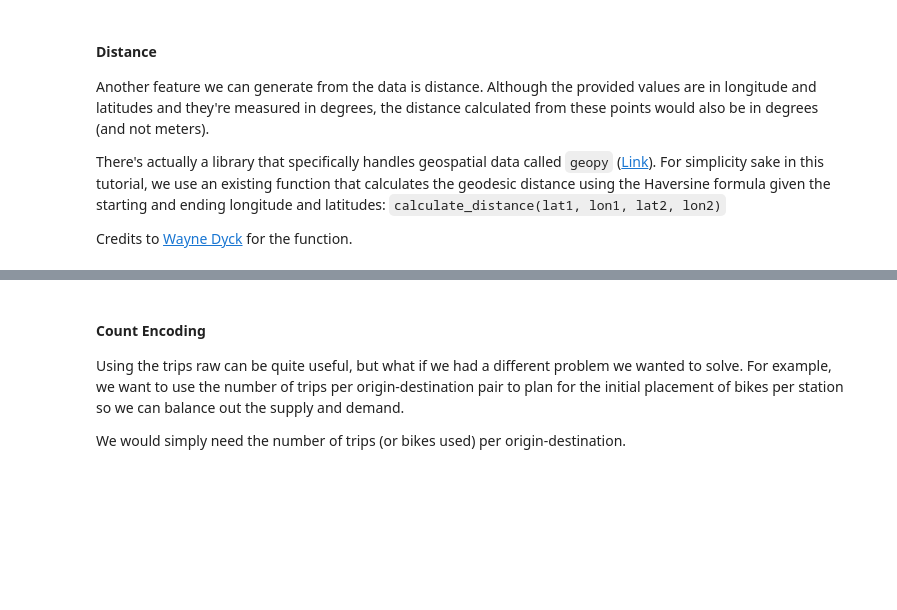
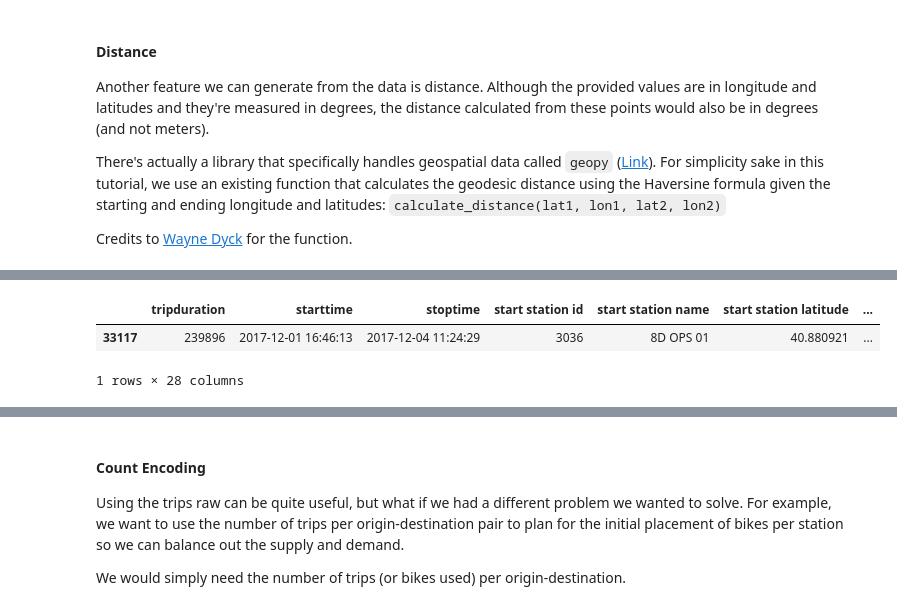
Before and after one commit to francheska-vicente/datapre-notebooks, a Jupyter notebook: 04 - Feature Engineering.ipynb, the cells around one changed output, grey strips where cells are left out. Drawn from its saved outputs; the diff is of its cells as text; code cells hidden in the pictures; blank space fills up the shorter version.

```diff
--- a/04 - Feature Engineering.ipynb
+++ b/04 - Feature Engineering.ipynb
@@ -418,0 +465,10 @@ data.head()
+# %%
+# -> We can also use a histogram to see the outlier.
+
+# -> What we could investigate the outlier
+data[data['distance_km'] > 100]
+# -> We might want to check the latitude and longitude if it's correct. If it's not, discard it.
+# %% [output]
+|  | tripduration | starttime | stoptime | start station id | start station name | start station latitude | ... |
+| 33117 | 239896 | 2017-12-01 16:46:13 | 2017-12-04 11:24:29 | 3036 | 8D OPS 01 | 40.880921 | ... |
+1 rows × 28 columns
```
Also changed, not shown: parts of 6 cells of this notebook.
